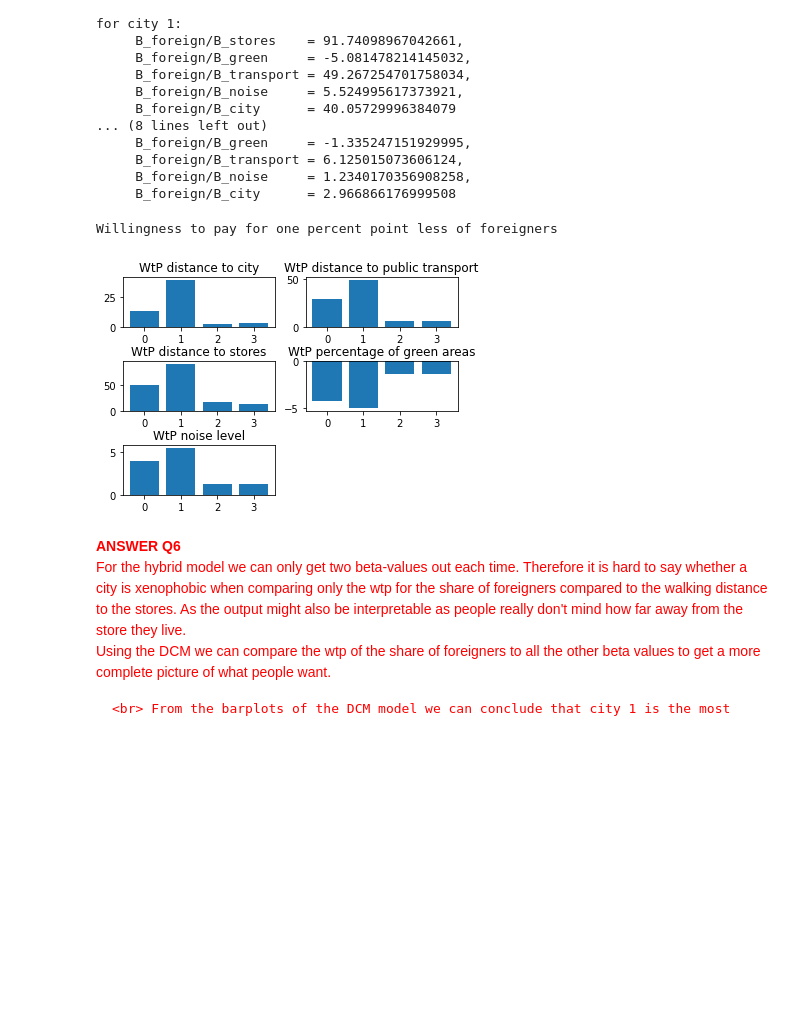
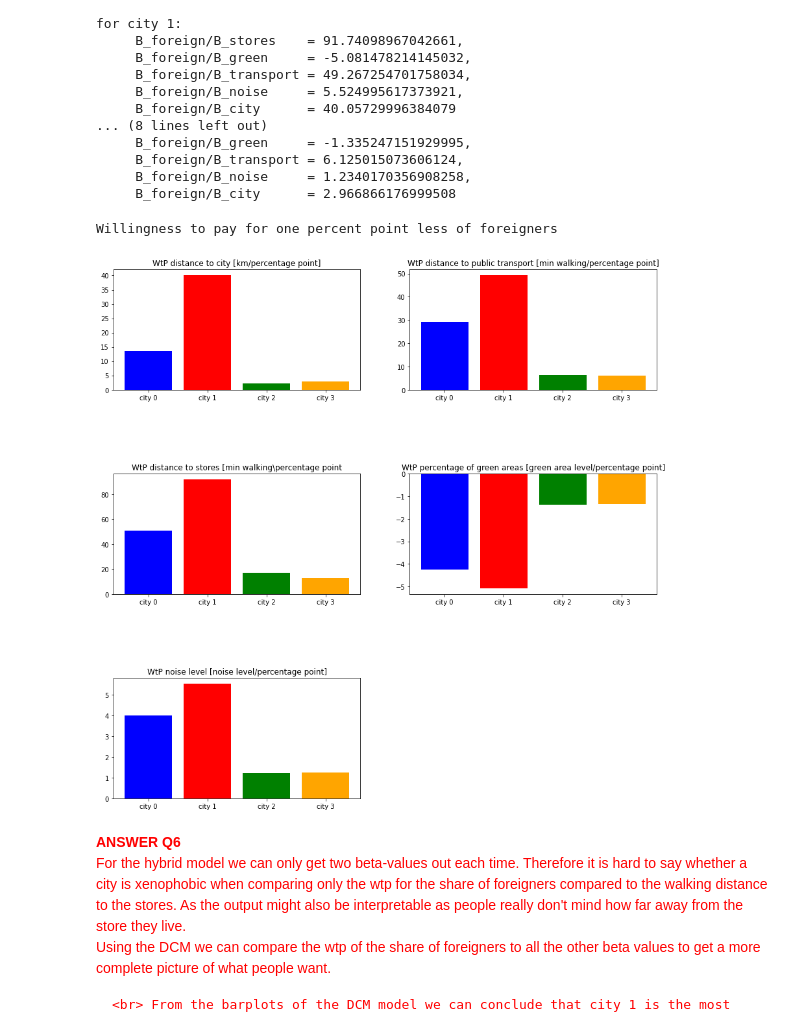
Before and after one commit to tamarvooijs/Applied-Machine-Learning, a Jupyter notebook: Week6/assignment-main/Assignment_Group16.ipynb, the cells around one changed output. Cells and saved outputs as stored; diff of their text form; code cells hidden in the pictures; blank space fills up the shorter version.

```diff
--- a/Week6/assignment-main/Assignment_Group16.ipynb
+++ b/Week6/assignment-main/Assignment_Group16.ipynb
@@ -841,30 +841,33 @@ for city 1:
      B_foreign/B_city      = 2.966866176999508
 # %%
 ## create barplot for each Wtp.
+colors = ['b', 'r', 'g', 'orange']
+labels = ['city 0', 'city 1', 'city 2', 'city 3']
 
 print('Willingness to pay for one percent point less of foreigners')
+plt.figure(figsize=(15,15))
 plt.subplot(3,2,1)
-plt.bar(range(len(cities)), Wtp_city[:,0])
-plt.title('WtP distance to city')
+plt.bar(range(len(cities)), Wtp_city[:,0], color=colors, tick_label=labels)
+plt.title('WtP distance to city [km/percentage point]')
 plt.subplot(3,2,2)
-plt.bar(range(len(cities)), Wtp_transport[:,0])
-plt.title('WtP distance to public transport')
+plt.bar(range(len(cities)), Wtp_transport[:,0], color=colors, tick_label=labels)
+plt.title('WtP distance to public transport [min walking/percentage point]')
 plt.subplot(3,2,3)
-plt.bar(range(len(cities)), Wtp_stores[:,0])
-plt.title('WtP distance to stores')
+plt.bar(range(len(cities)), Wtp_stores[:,0], color=colors, tick_label=labels)
+plt.title('WtP distance to stores [min walking\percentage point')
 
 plt.subplot(3,2,4)
-plt.bar(range(len(cities)), Wtp_green[:,0])
-plt.title('WtP percentage of green areas')
+plt.bar(range(len(cities)), Wtp_green[:,0], color=colors, tick_label=labels)
+plt.title('WtP percentage of green areas [green area level/percentage point]')
 
 plt.subplot(3,2,5)
-plt.bar(range(len(cities)), Wtp_noise[:,0])
-plt.title('WtP noise level')
+plt.bar(range(len(cities)), Wtp_noise[:,0], color=colors, tick_label=labels)
+plt.title('WtP noise level [noise level/percentage point]')
 plt.subplots_adjust(hspace=0.7)
 plt.show()
 # %% [output]
 Willingness to pay for one percent point less of foreigners
-[figure, old version]
+[figure, new version]
 # %% [markdown]
 <font color='red'>
 
```
